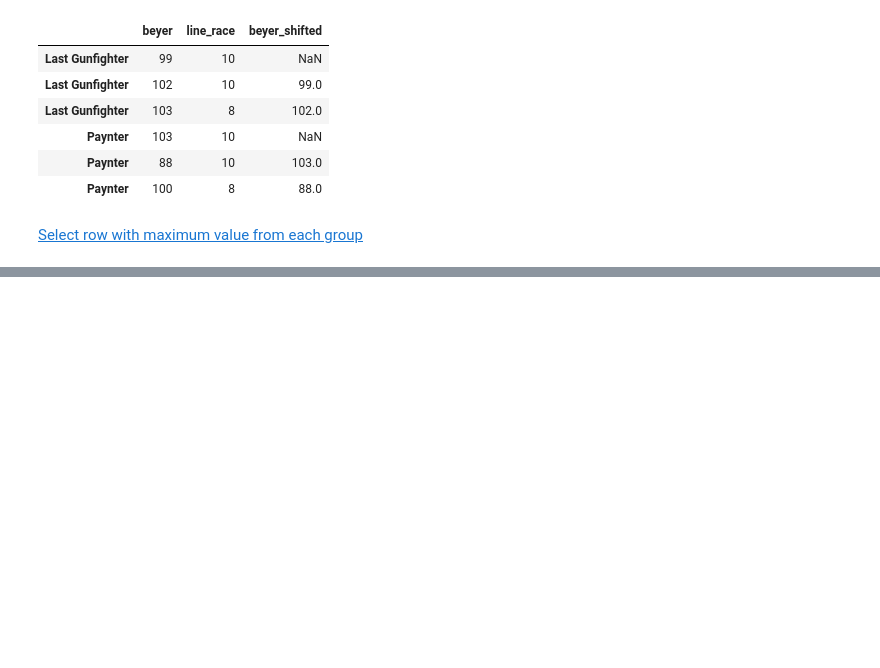
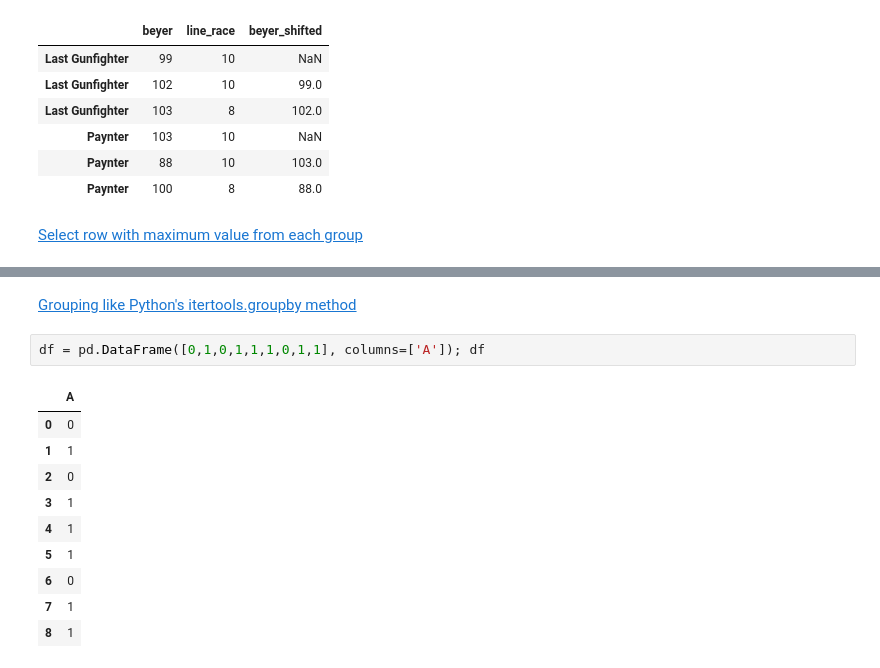
Before and after one commit to bgroveben/python3_machine_learning_projects, a Jupyter notebook: learn_kaggle/pandas/pandas_cookbook.ipynb, the cells around one changed output, grey strips where cells are left out. Drawn from its saved outputs; the diff is of its cells as text; blank space fills up the shorter version.

Commit message:
Finish section on pandas grouping recipes

```diff
--- a/learn_kaggle/pandas/pandas_cookbook.ipynb
+++ b/learn_kaggle/pandas/pandas_cookbook.ipynb
@@ -1078,0 +1107,15 @@ df['beyer_shifted'] = df.groupby(level=0)['beyer'].shift(1); df
+# %% [markdown]
+[Grouping like Python's itertools.groupby method](https://stackoverflow.com/questions/29142487/calculating-the-number-of-specific-consecutive-equal-values-in-a-vectorized-way)
+# %%
+df = pd.DataFrame([0,1,0,1,1,1,0,1,1], columns=['A']); df
+# %% [output]
+|  | A |
+| 0 | 0 |
+| 1 | 1 |
+| 2 | 0 |
+| 3 | 1 |
+| 4 | 1 |
+| 5 | 1 |
+| 6 | 0 |
+| 7 | 1 |
+| 8 | 1 |
```
Also changed, not shown: parts of 14 cells of this notebook.
